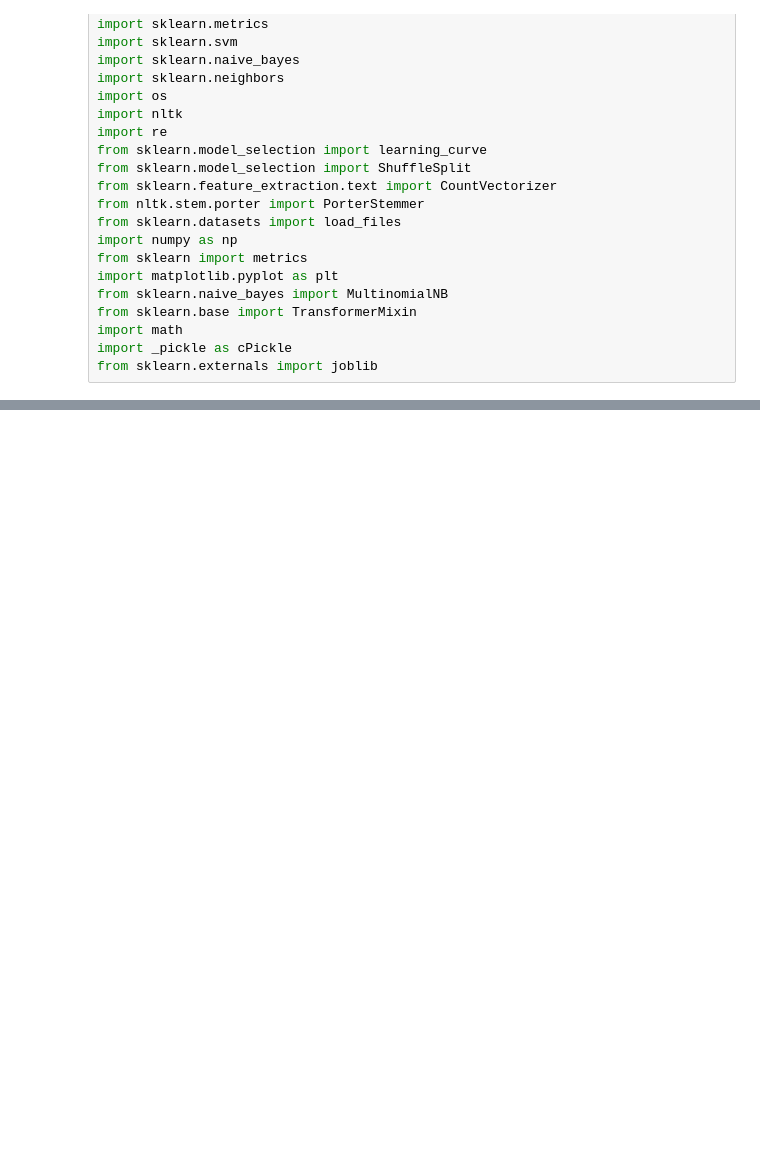
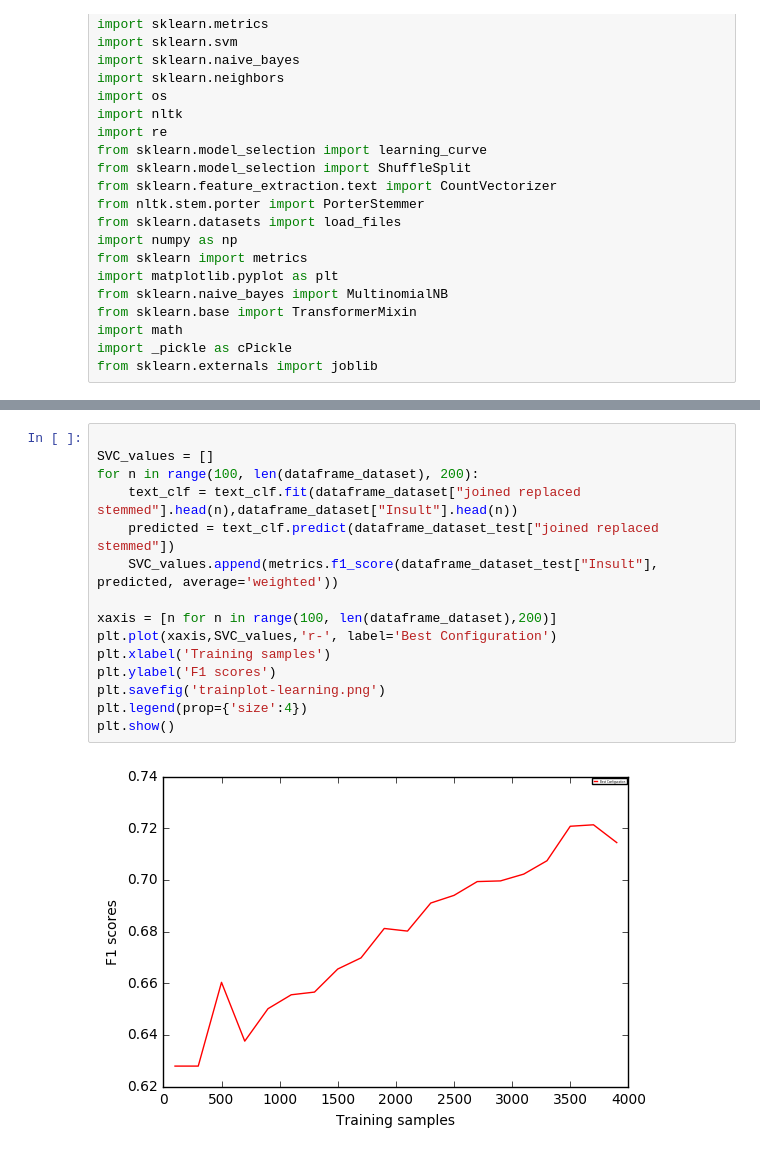
Before and after one commit to saynb/Detect-Insults-in-Social-commentary, a Jupyter notebook: plot.ipynb, the cells around one changed output, grey strips where cells are left out. Cells and saved outputs as stored; diff of their text form; blank space fills up the shorter version.

Commit message:
plot code

```diff
--- a/plot.ipynb
+++ b/plot.ipynb
@@ -175,0 +174,17 @@ plt.savefig('trainplot-hist2.png')
+# %%
+
+SVC_values = []
+for n in range(100, len(dataframe_dataset), 200):
+    text_clf = text_clf.fit(dataframe_dataset["joined replaced stemmed"].head(n),dataframe_dataset["Insult"].head(n))
+    predicted = text_clf.predict(dataframe_dataset_test["joined replaced stemmed"])
+    SVC_values.append(metrics.f1_score(dataframe_dataset_test["Insult"], predicted, average='weighted'))
+
+xaxis = [n for n in range(100, len(dataframe_dataset),200)]
+plt.plot(xaxis,SVC_values,'r-', label='Best Configuration')
+plt.xlabel('Training samples')
+plt.ylabel('F1 scores')
+plt.savefig('trainplot-learning.png')
+plt.legend(prop={'size':4})
+plt.show()
+# %% [output]
+[figure, added]
```
Also changed, not shown: parts of 4 cells of this notebook, 7 other files.
